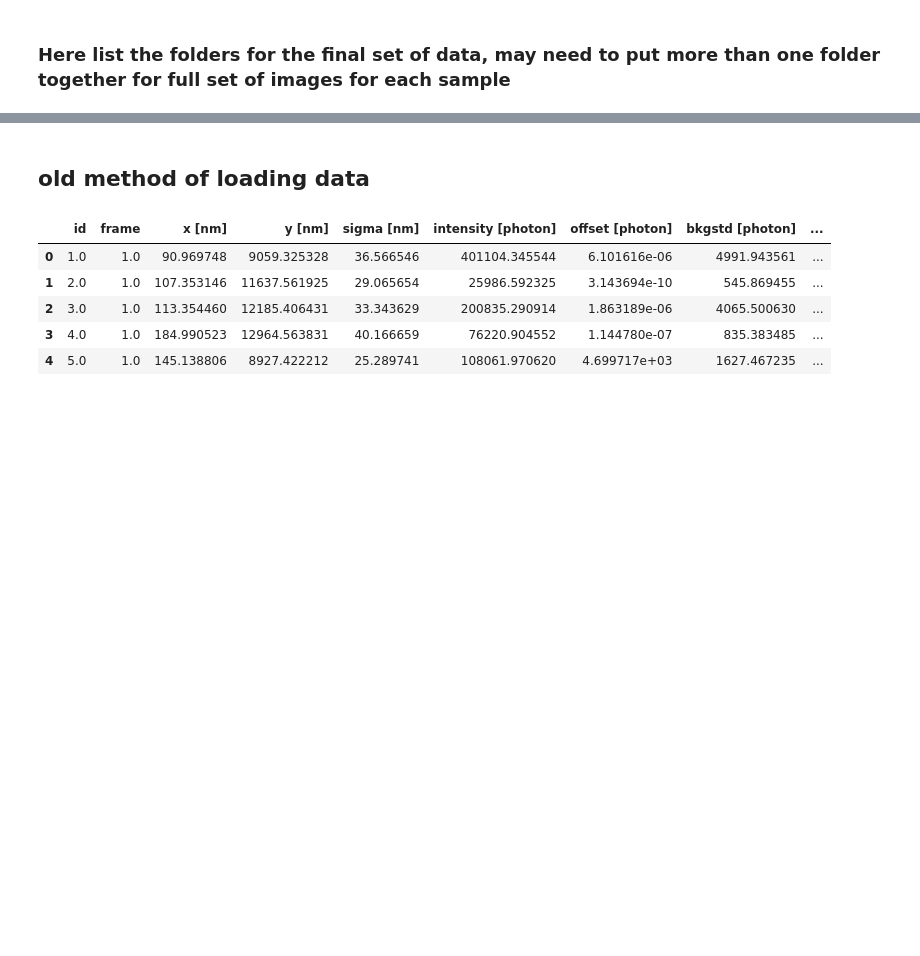
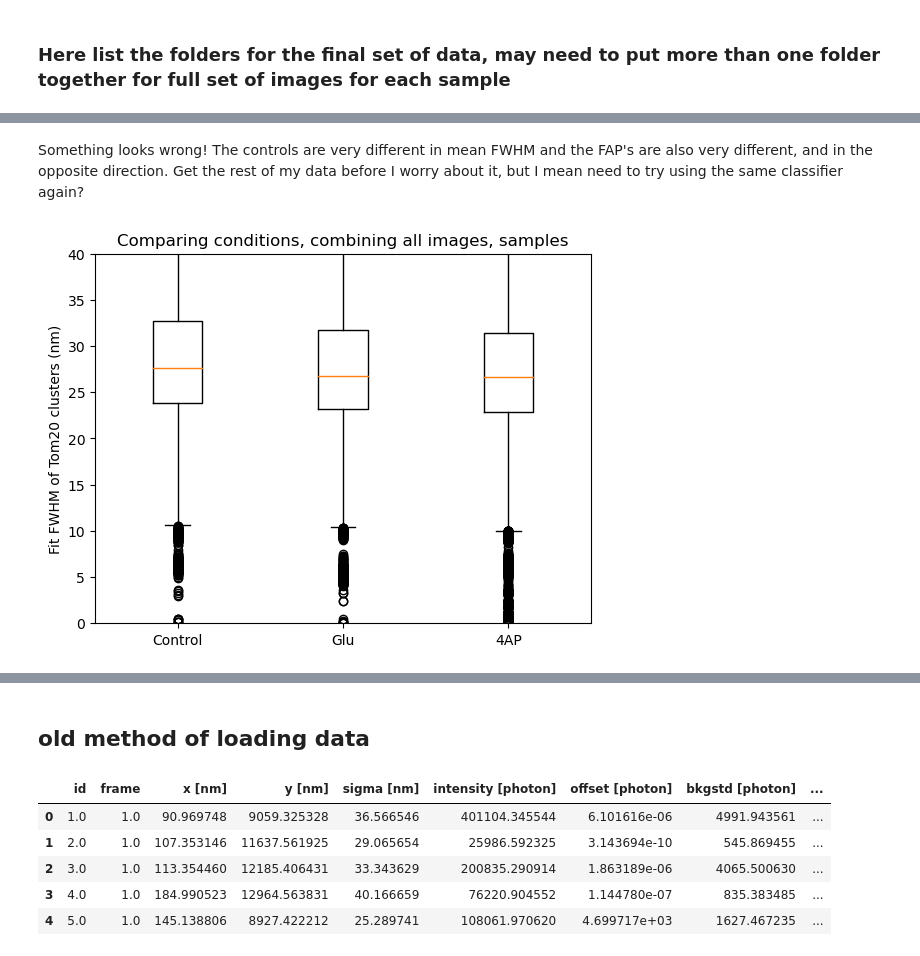
Before and after one commit to stephmeyer/STEDMitosActivity, a Jupyter notebook: Mitos_spot_analysis.ipynb, the cells around one changed output, grey strips where cells are left out. Cells and saved outputs as stored; diff of their text form; code cells hidden in the pictures; blank space fills up the shorter version.

```diff
--- a/Mitos_spot_analysis.ipynb
+++ b/Mitos_spot_analysis.ipynb
@@ -64,0 +211,12 @@ FAP_folders = [FAP1_folder, FAP2_folder]
+# %% [markdown]
+Something looks wrong!  The controls are very different in mean FWHM and the FAP's are also very different, and in the opposite direction.  Get the rest of my data before I worry about it, but I mean need to try using the same classifier again?
+# %%
+data = [np.concatenate((C_FWHM[0],C_FWHM[1])),Glu_FWHM[0],np.concatenate((FAP_FWHM[0], FAP_FWHM[1]))]
+fig1, ax1 = plt.subplots()
+ax1.set_title('Comparing conditions, combining all images, samples')
+ax1.boxplot(data, labels=['Control','Glu','4AP'])
+ax1.set_ylim([0,40])
+ax1.set_ylabel('Fit FWHM of Tom20 clusters (nm)')
+plt.show()
+# %% [output]
+[figure, added]
```
Also changed, not shown: parts of 30 cells of this notebook, 2 other files.
